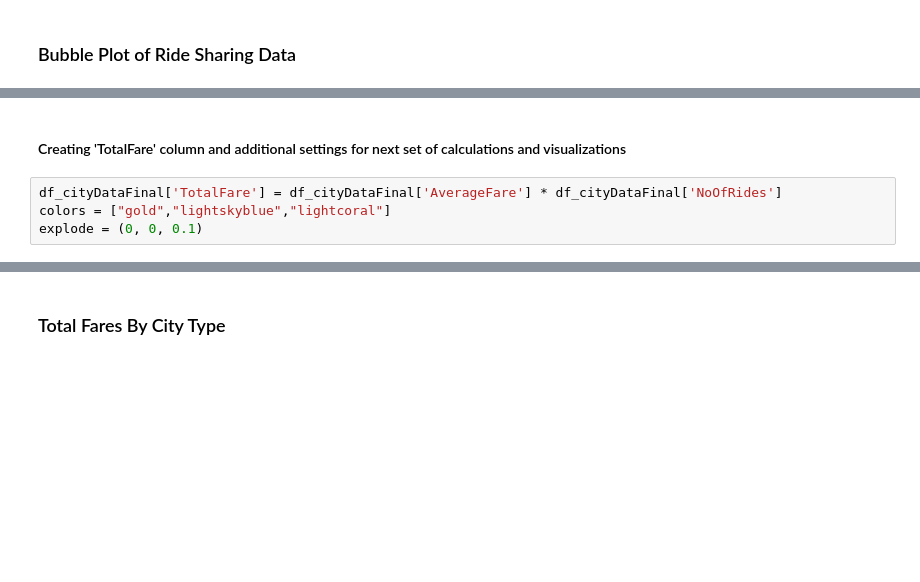
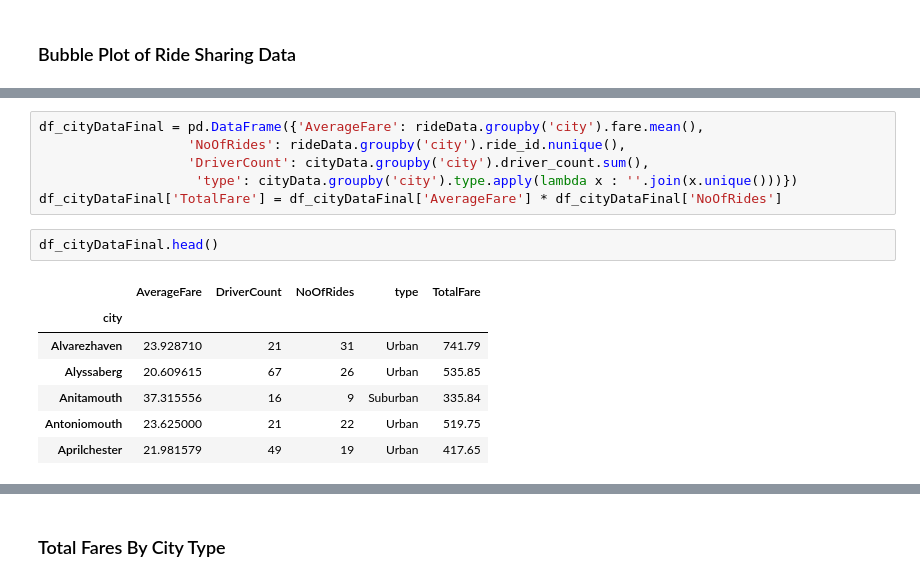
Before and after one commit to sanketmehta/ds_bc, a Jupyter notebook: 05-Matplotlib/Solution/Pyber/Pyber.ipynb, the cells around one changed output, grey strips where cells are left out. Cells and saved outputs as stored; diff of their text form; blank space fills up the shorter version.

```diff
--- a/05-Matplotlib/Solution/Pyber/Pyber.ipynb
+++ b/05-Matplotlib/Solution/Pyber/Pyber.ipynb
@@ -37,6 +23,16 @@ plt.show()
-# %% [markdown]
-#### Creating 'TotalFare' column and additional settings for next set of calculations and visualizations
-# %%
-df_cityDataFinal['TotalFare'] = df_cityDataFinal['AverageFare'] * df_cityDataFinal['NoOfRides']
-colors = ["gold","lightskyblue","lightcoral"]
-explode = (0, 0, 0.1)
+# %%
+df_cityDataFinal = pd.DataFrame({'AverageFare': rideData.groupby('city').fare.mean(),
+                   'NoOfRides': rideData.groupby('city').ride_id.nunique(),
+                   'DriverCount': cityData.groupby('city').driver_count.sum(),
+                    'type': cityData.groupby('city').type.apply(lambda x : ''.join(x.unique()))})
+df_cityDataFinal['TotalFare'] = df_cityDataFinal['AverageFare'] * df_cityDataFinal['NoOfRides']
+# %%
+df_cityDataFinal.head()
+# %% [output]
+|  | AverageFare | DriverCount | NoOfRides | type | TotalFare |
+| city |  |  |  |  |  |
+| Alvarezhaven | 23.928710 | 21 | 31 | Urban | 741.79 |
+| Alyssaberg | 20.609615 | 67 | 26 | Urban | 535.85 |
+| Anitamouth | 37.315556 | 16 | 9 | Suburban | 335.84 |
+| Antoniomouth | 23.625000 | 21 | 22 | Urban | 519.75 |
+| Aprilchester | 21.981579 | 49 | 19 | Urban | 417.65 |
```
Also changed, not shown: parts of 6 cells of this notebook, 6 other files.
